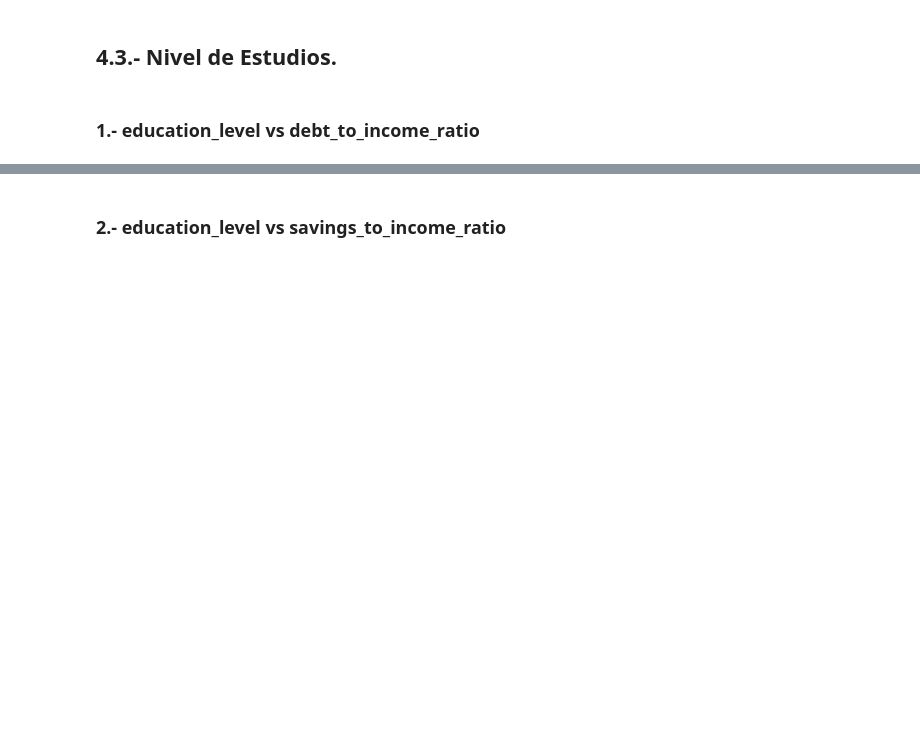
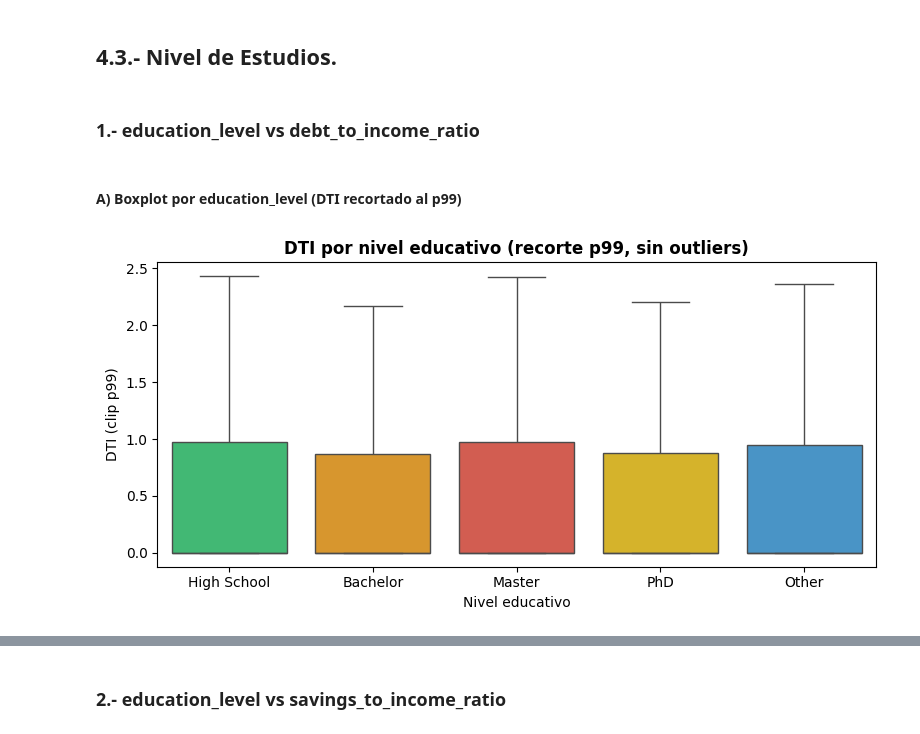
Before and after one commit to RogerFernando98/Big-4-Financial-Risk-Insights-2020-2025-, a Jupyter notebook: notebooks/3_eda.ipynb, the cells around one changed output, grey strips where cells are left out. Drawn from its saved outputs; the diff is of its cells as text; code cells hidden in the pictures; blank space fills up the shorter version.

```diff
--- a/notebooks/3_eda.ipynb
+++ b/notebooks/3_eda.ipynb
@@ -906,5 +912,28 @@ pct_df.round(2)
 ## 4.3.- Nivel de Estudios.
 # %% [markdown]
 ### 1.- education_level vs debt_to_income_ratio
+# %% [markdown]
+#### A) Boxplot por education_level (DTI recortado al p99)
 # %%
-# gráfico
+# Subconjunto y orden lógico de niveles
+orden_ed = ["High School", "Bachelor", "Master", "PhD", "Other"]
+cols = ["education_level", "debt_to_income_ratio"]
+df_ed = (df[cols]
+         .rename(columns={"education_level":"edu", "debt_to_income_ratio":"DTI"})
+         .replace([np.inf, -np.inf], np.nan)
+         .dropna())
+df_ed["edu"] = pd.Categorical(df_ed["edu"], categories=orden_ed, ordered=True)
+
+# Recorte al p99 para ver el patrón central
+p99 = df_ed["DTI"].quantile(0.99)
+df_box = df_ed.assign(DTI_clip = df_ed["DTI"].clip(upper=p99))
+
+plt.figure(figsize=(8,4))
+sns.boxplot(data=df_box, x="edu", y="DTI_clip",
+            order=orden_ed, showfliers=False,
+            palette=[color_activos, color_extra1, color_churned, color_extra2, color_total])
+plt.title("DTI por nivel educativo (recorte p99, sin outliers)", fontweight='bold')
+plt.xlabel("Nivel educativo"); plt.ylabel("DTI (clip p99)")
+plt.tight_layout(); plt.show()
+# %% [output]
+[figure, added]
```
Also changed, not shown: parts of 18 cells of this notebook.
